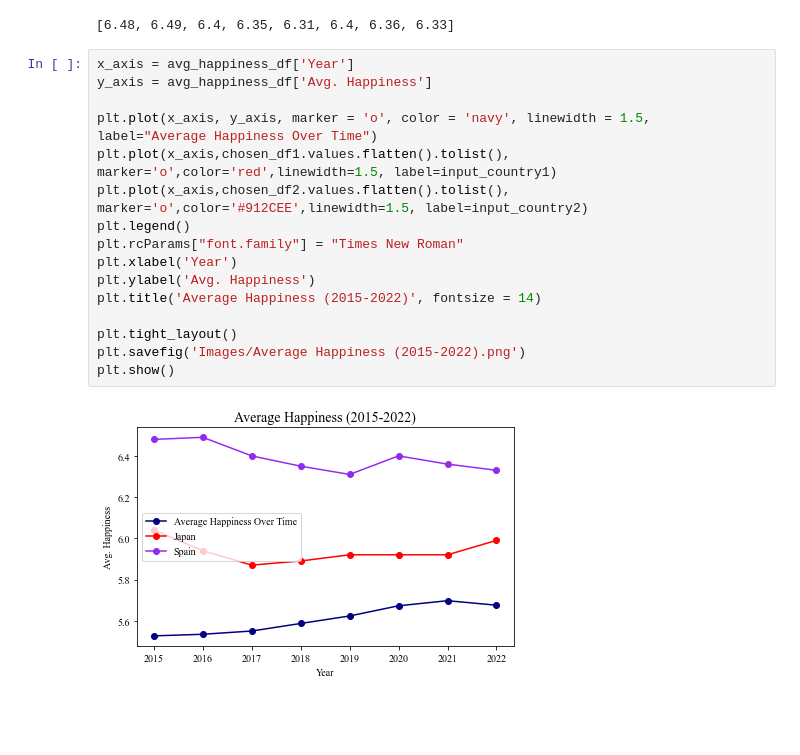
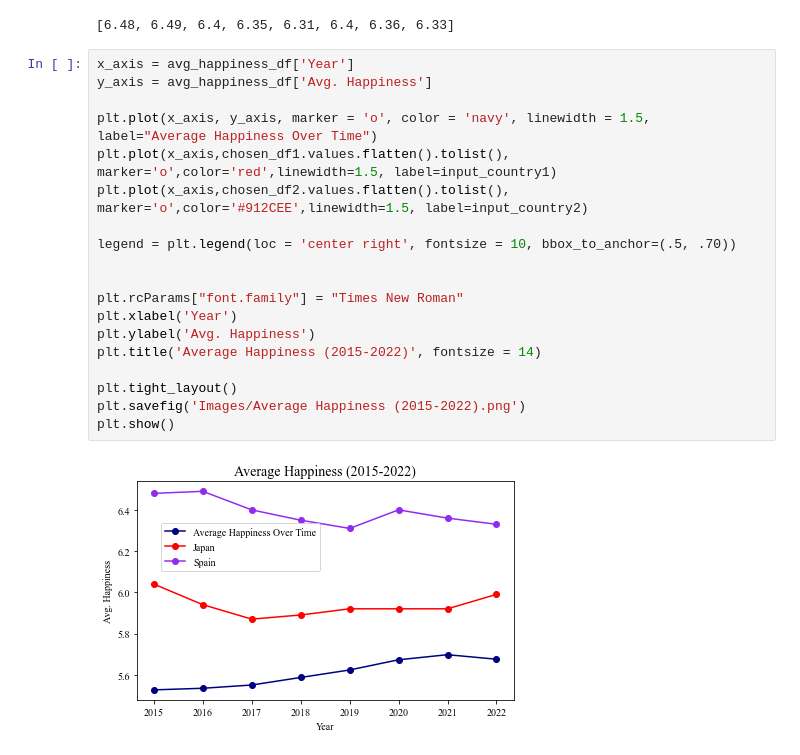
Before and after one commit to CBPher24/Exploring-World-Happiness, a Jupyter notebook: MainWork/Happiness Overtime.ipynb, the cells around one changed output. Saved outputs shown, nothing was run; the diff lists cells and outputs as text; blank space fills up the shorter version.

```diff
--- a/MainWork/Happiness Overtime.ipynb
+++ b/MainWork/Happiness Overtime.ipynb
@@ -137,18 +137,21 @@ Name a second country you would like to see the score for over the years for?Spa
 # %%
 x_axis = avg_happiness_df['Year']
 y_axis = avg_happiness_df['Avg. Happiness']
 
 plt.plot(x_axis, y_axis, marker = 'o', color = 'navy', linewidth = 1.5, label="Average Happiness Over Time")
 plt.plot(x_axis,chosen_df1.values.flatten().tolist(), marker='o',color='red',linewidth=1.5, label=input_country1)
 plt.plot(x_axis,chosen_df2.values.flatten().tolist(), marker='o',color='#912CEE',linewidth=1.5, label=input_country2)
-plt.legend()
+
+legend = plt.legend(loc = 'center right', fontsize = 10, bbox_to_anchor=(.5, .70))
+
+
 plt.rcParams["font.family"] = "Times New Roman"
 plt.xlabel('Year')
 plt.ylabel('Avg. Happiness')
 plt.title('Average Happiness (2015-2022)', fontsize = 14)
 
 plt.tight_layout()
 plt.savefig('Images/Average Happiness (2015-2022).png')
 plt.show()
 # %% [output]
-[figure, old version]
+[figure, new version]
```
